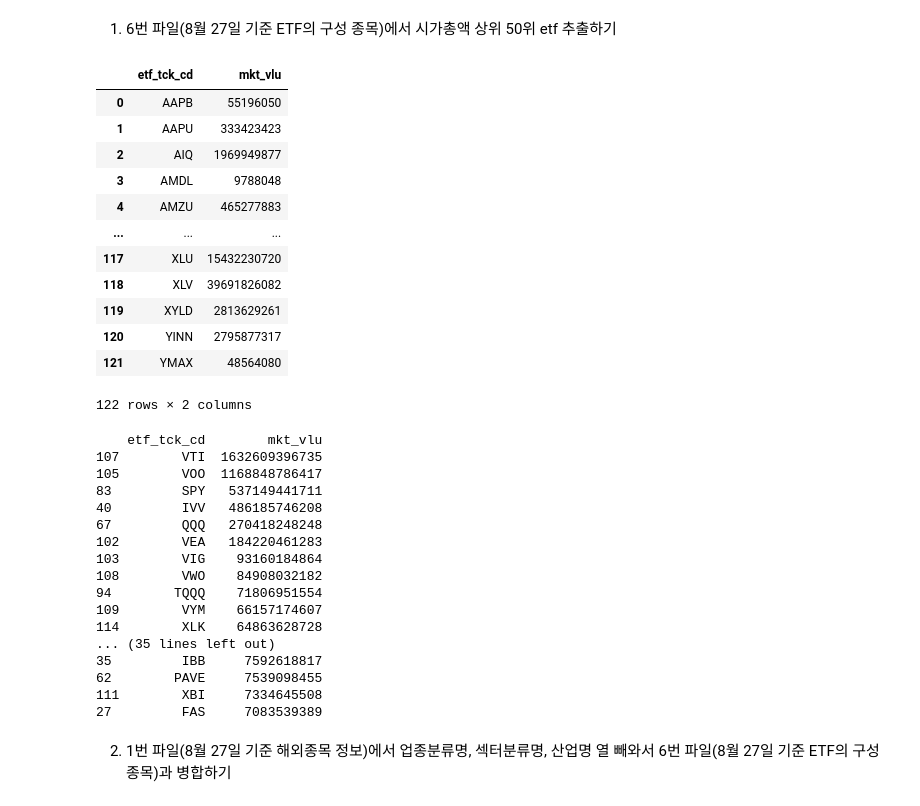
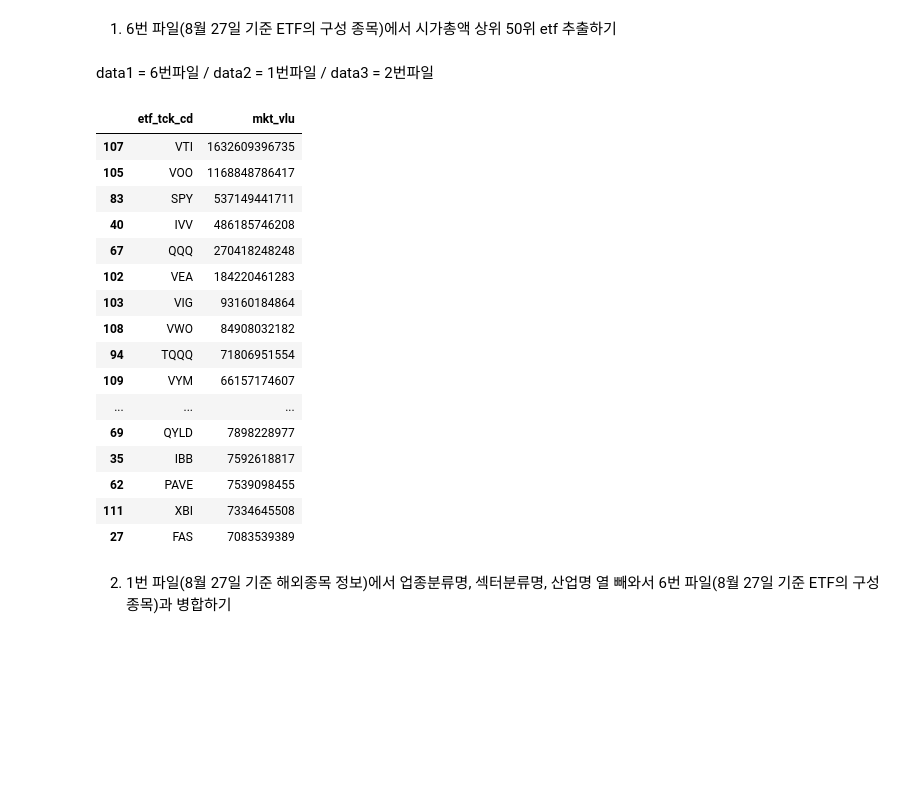
Before and after one commit to froggy-hyun/24NH_bigdata, a Jupyter notebook: code_yunseo.ipynb, the cells around one changed output. Drawn from its saved outputs; the diff is of its cells as text; code cells hidden in the pictures; blank space fills up the shorter version.

```diff
--- a/code_yunseo.ipynb
+++ b/code_yunseo.ipynb
@@ -1,43 +1,31 @@
 # %% [markdown]
 1. 6번 파일(8월 27일 기준 ETF의 구성 종목)에서 시가총액 상위 50위 etf 추출하기
+# %% [markdown]
+data1 = 6번파일 / data2 = 1번파일 / data3 = 2번파일
 # %%
 import pandas as pd
-data1 = pd.read_csv('C:\\Users\\11\\Downloads\\open\\NH_CONTEST_DATA_ETF_HOLDINGS.csv', encoding='cp949')
-result = data1.groupby('etf_tck_cd')['mkt_vlu'].sum().reset_index()
-display(result)
-시가총액_top_50 = result.sort_values(by='mkt_vlu', ascending=False).head(50)
-print(시가총액_top_50)
+data1 = pd.read_csv('data_yoonseo\\NH_CONTEST_DATA_ETF_HOLDINGS.csv', encoding='cp949')
+result1 = data1.groupby('etf_tck_cd')['mkt_vlu'].sum().reset_index()
+시가총액_top_50 = result1.sort_values(by='mkt_vlu', ascending=False).head(50)
+display(시가총액_top_50)
 # %% [output]
 |  | etf_tck_cd | mkt_vlu |
-| 0 | AAPB | 55196050 |
-| 1 | AAPU | 333423423 |
-| 2 | AIQ | 1969949877 |
-| 3 | AMDL | 9788048 |
-| 4 | AMZU | 465277883 |
+| 107 | VTI | 1632609396735 |
+| 105 | VOO | 1168848786417 |
+| 83 | SPY | 537149441711 |
+| 40 | IVV | 486185746208 |
+| 67 | QQQ | 270418248248 |
+| 102 | VEA | 184220461283 |
+| 103 | VIG | 93160184864 |
+| 108 | VWO | 84908032182 |
+| 94 | TQQQ | 71806951554 |
+| 109 | VYM | 66157174607 |
 | ... | ... | ... |
-| 117 | XLU | 15432230720 |
-| 118 | XLV | 39691826082 |
-| 119 | XYLD | 2813629261 |
-| 120 | YINN | 2795877317 |
-| 121 | YMAX | 48564080 |
+| 69 | QYLD | 7898228977 |
+| 35 | IBB | 7592618817 |
+| 62 | PAVE | 7539098455 |
+| 111 | XBI | 7334645508 |
+| 27 | FAS | 7083539389 |
-122 rows × 2 columns
-    etf_tck_cd        mkt_vlu
-107        VTI  1632609396735
-105        VOO  1168848786417
-83         SPY   537149441711
-40         IVV   486185746208
-67         QQQ   270418248248
-102        VEA   184220461283
-103        VIG    93160184864
-108        VWO    84908032182
-94        TQQQ    71806951554
-109        VYM    66157174607
-114        XLK    64863628728
-... (35 lines left out)
-35         IBB     7592618817
-62        PAVE     7539098455
-111        XBI     7334645508
-27         FAS     7083539389
 # %% [markdown]
 2. 1번 파일(8월 27일 기준 해외종목 정보)에서 업종분류명, 섹터분류명, 산업명 열 빼와서 6번 파일(8월 27일 기준 ETF의 구성 종목)과 병합하기
 # %%
```
Also changed, not shown: parts of 27 cells of this notebook, 1 other file.
